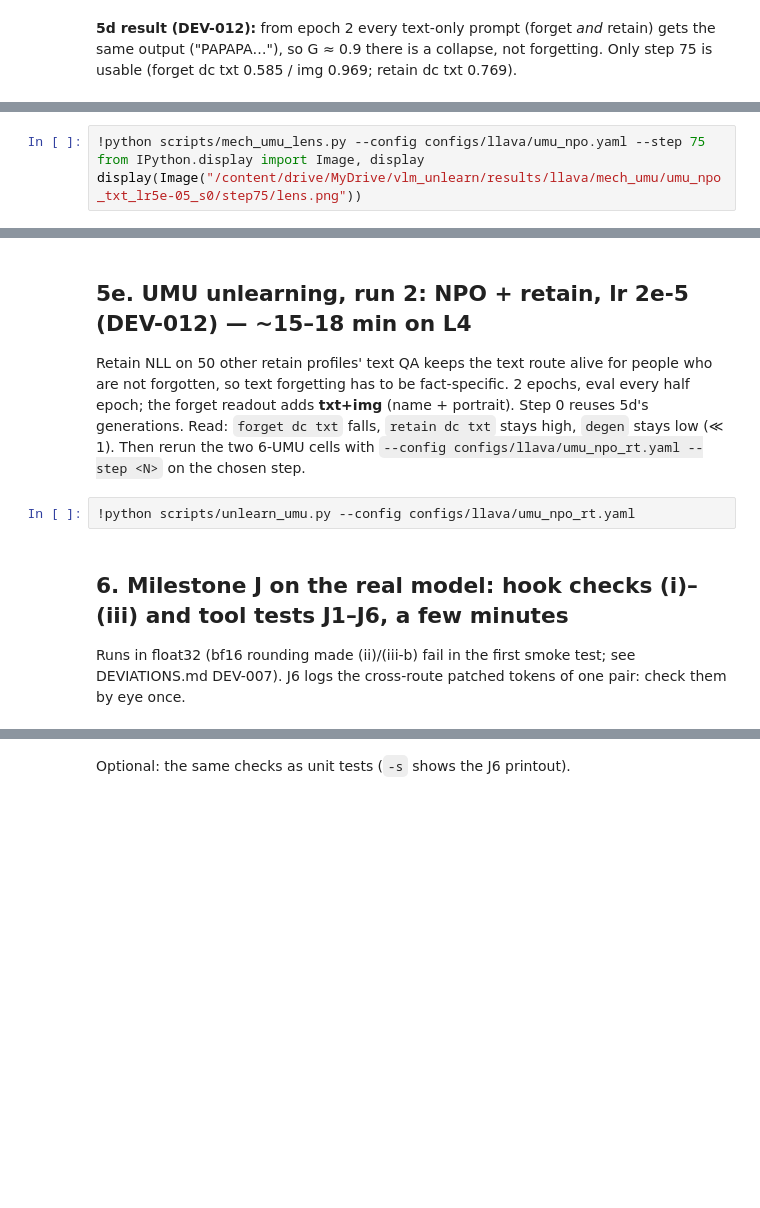
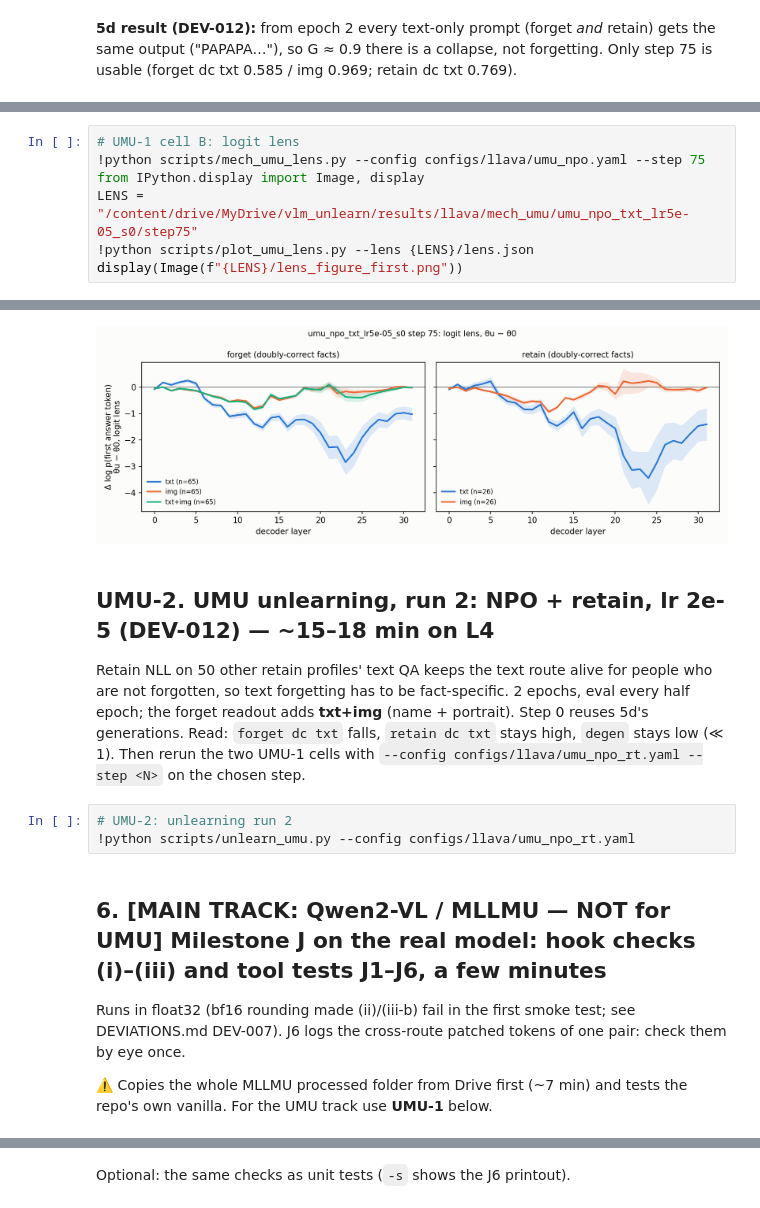
Before and after one commit to xuzhongwm/VLMUnlearn, a Jupyter notebook: colab/run.ipynb, the cells around one changed output, grey strips where cells are left out. Drawn from its saved outputs; the diff is of its cells as text; blank space fills up the shorter version.

```diff
--- a/colab/run.ipynb
+++ b/colab/run.ipynb
@@ -317,4 +328,8 @@ Step 2: logit lens (θu − θ0 per layer, first answer token) on the 65 + 26 do
 # %%
+# UMU-1 cell B: logit lens
 !python scripts/mech_umu_lens.py --config configs/llava/umu_npo.yaml --step 75
 from IPython.display import Image, display
-display(Image("/content/drive/MyDrive/vlm_unlearn/results/llava/mech_umu/umu_npo_txt_lr5e-05_s0/step75/lens.png"))
+LENS = "/content/drive/MyDrive/vlm_unlearn/results/llava/mech_umu/umu_npo_txt_lr5e-05_s0/step75"
+!python scripts/plot_umu_lens.py --lens {LENS}/lens.json
+display(Image(f"{LENS}/lens_figure_first.png"))
+# %% [output]
@@ -321,15 +356,19 @@ display(Image("/content/drive/MyDrive/vlm_unlearn/results/llava/mech_umu/umu_npo
+[figure, added]
 # %% [markdown]
-## 5e. UMU unlearning, run 2: NPO + retain, lr 2e-5 (DEV-012) — ~15–18 min on L4
+## UMU-2. UMU unlearning, run 2: NPO + retain, lr 2e-5 (DEV-012) — ~15–18 min on L4
 Retain NLL on 50 other retain profiles' text QA keeps the text route alive for people who are not forgotten, so text forgetting
 has to be fact-specific. 2 epochs, eval every half epoch; the forget readout adds **txt+img** (name + portrait). Step 0 reuses
-5d's generations. Read: `forget dc txt` falls, `retain dc txt` stays high, `degen` stays low (≪ 1). Then rerun the two 6-UMU cells
+5d's generations. Read: `forget dc txt` falls, `retain dc txt` stays high, `degen` stays low (≪ 1). Then rerun the two UMU-1 cells
 with `--config configs/llava/umu_npo_rt.yaml --step <N>` on the chosen step.
 # %%
+# UMU-2: unlearning run 2
 !python scripts/unlearn_umu.py --config configs/llava/umu_npo_rt.yaml
 # %% [markdown]
-## 6. Milestone J on the real model: hook checks (i)–(iii) and tool tests J1–J6, a few minutes
+## 6. [MAIN TRACK: Qwen2-VL / MLLMU — NOT for UMU] Milestone J on the real model: hook checks (i)–(iii) and tool tests J1–J6, a few minutes
 Runs in float32 (bf16 rounding made (ii)/(iii-b) fail in the first smoke test; see DEVIATIONS.md DEV-007).
 J6 logs the cross-route patched tokens of one pair: check them by eye once.
+
+⚠️ Copies the whole MLLMU processed folder from Drive first (~7 min) and tests the repo's own vanilla. For the UMU track use **UMU-1** below.
 # %%
 !python scripts/check_hooks.py --config configs/{MODEL}/grid.yaml
 # %% [output]
```
Also changed, not shown: parts of 6 cells of this notebook, 5 other files.
